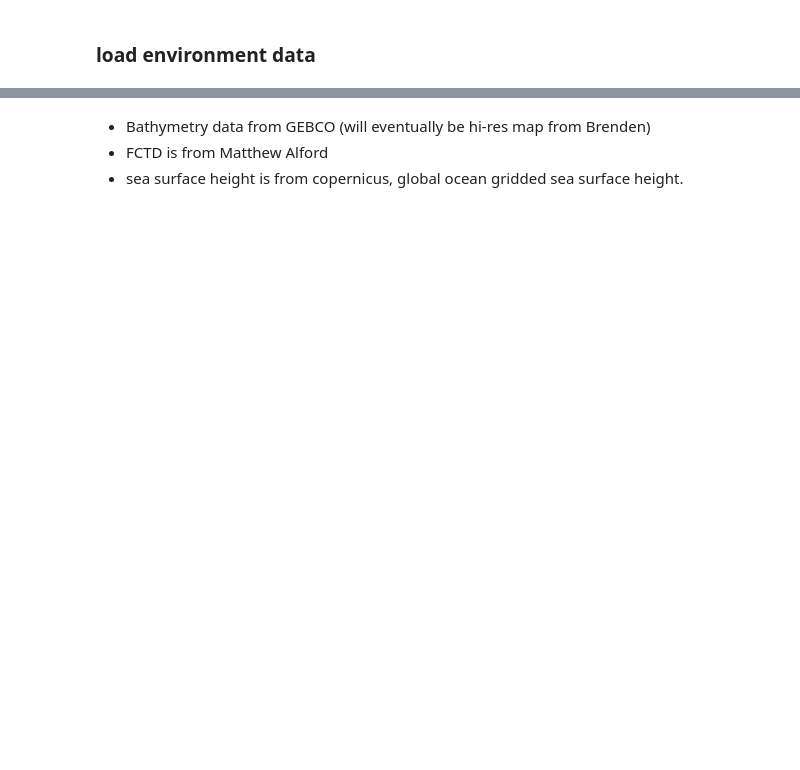
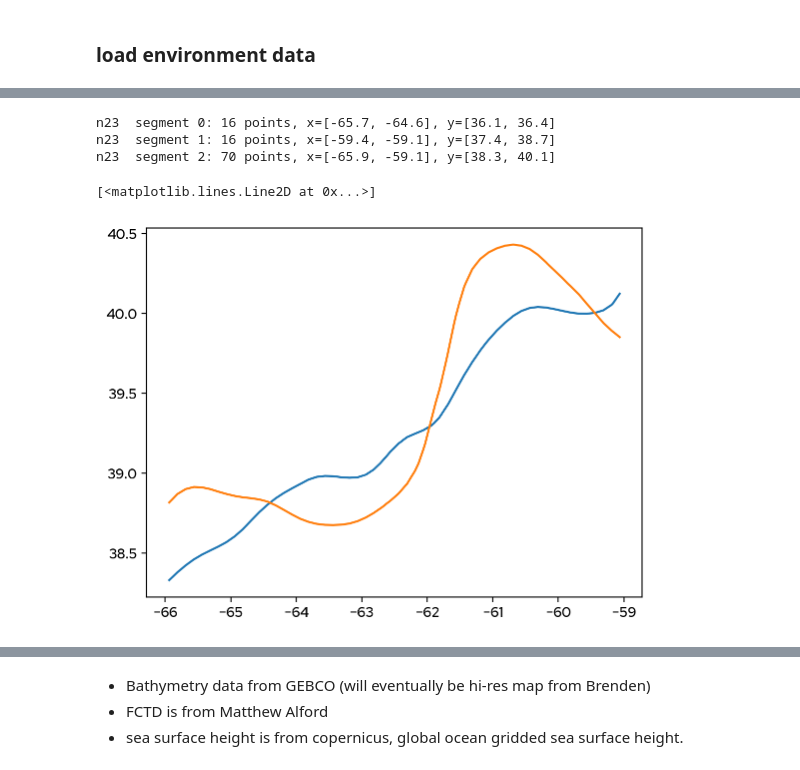
Before and after one commit to John-Ragland/n23_fluctuations_ragland, a Jupyter notebook: notebooks/presentation_figures/Map_and_Environment.ipynb, the cells around one changed output, grey strips where cells are left out. Drawn from its saved outputs; the diff is of its cells as text; code cells hidden in the pictures; blank space fills up the shorter version.

```diff
--- a/notebooks/presentation_figures/Map_and_Environment.ipynb
+++ b/notebooks/presentation_figures/Map_and_Environment.ipynb
@@ -109,0 +155,52 @@ ssh_fctd = ssh_full.sel({'time':pd.Timestamp('2023-05-30')})['adt']
+# %%
+fig, ax = plt.subplots()
+cs_n23 = ax.contour(ssh_n23.longitude.values, ssh_n23.latitude.values, ssh_n23.values, levels=[0.25])
+cs_fctd = ax.contour(ssh_fctd.longitude.values, ssh_fctd.latitude.values, ssh_fctd.values, levels=[0.25])
+plt.close(fig)
+
+# Keep segments separate — each is a continuous line
+n23_segments  = [p.vertices for p in cs_n23.get_paths()]   # list of Nx2 arrays
+fctd_segments = [p.vertices for p in cs_fctd.get_paths()]  # list of Nx2 arrays
+
+# Access individual segments by index
+# e.g. the longest segment (likely the main curve):
+longest_n23  = max(n23_segments,  key=len)
+longest_fctd = max(fctd_segments, key=len)
+
+n23_x,  n23_y  = longest_n23[:, 0],  longest_n23[:, 1]
+fctd_x, fctd_y = longest_fctd[:, 0], longest_fctd[:, 1]
+# %%
+from matplotlib.path import Path
+
+def split_path_segments(contour_set):
+    """Split a contour path into continuous segments using path codes."""
+    segments = []
+    for path in contour_set.get_paths():
+        # MOVETO (code=1) indicates the start of a new segment
+        split_indices = np.where(path.codes == Path.MOVETO)[0]
+
+        for i, start in enumerate(split_indices):
+            end = split_indices[i + 1] if i + 1 < len(split_indices) else len(path.vertices)
+            seg = path.vertices[start:end]
+            segments.append(seg)
+
+    return segments
+
+n23_segments  = split_path_segments(cs_n23)
+fctd_segments = split_path_segments(cs_fctd)
+
+# Inspect what you have
+for i, seg in enumerate(n23_segments):
+    print(f"n23  segment {i}: {len(seg)} points, "
+          f"x=[{seg[:,0].min():.1f}, {seg[:,0].max():.1f}], "
+          f"y=[{seg[:,1].min():.1f}, {seg[:,1].max():.1f}]")
+# %% [output]
+n23  segment 0: 16 points, x=[-65.7, -64.6], y=[36.1, 36.4]
+n23  segment 1: 16 points, x=[-59.4, -59.1], y=[37.4, 38.7]
+n23  segment 2: 70 points, x=[-65.9, -59.1], y=[38.3, 40.1]
+# %%
+plt.plot(n23_segments[-1][:, 0], n23_segments[-1][:, 1])
+plt.plot(fctd_segments[1][:, 0], fctd_segments[1][:, 1])
+# %% [output]
+[<matplotlib.lines.Line2D at 0x...>]
+[figure, added]
```
Also changed, not shown: parts of 11 cells of this notebook, 7 other files.
